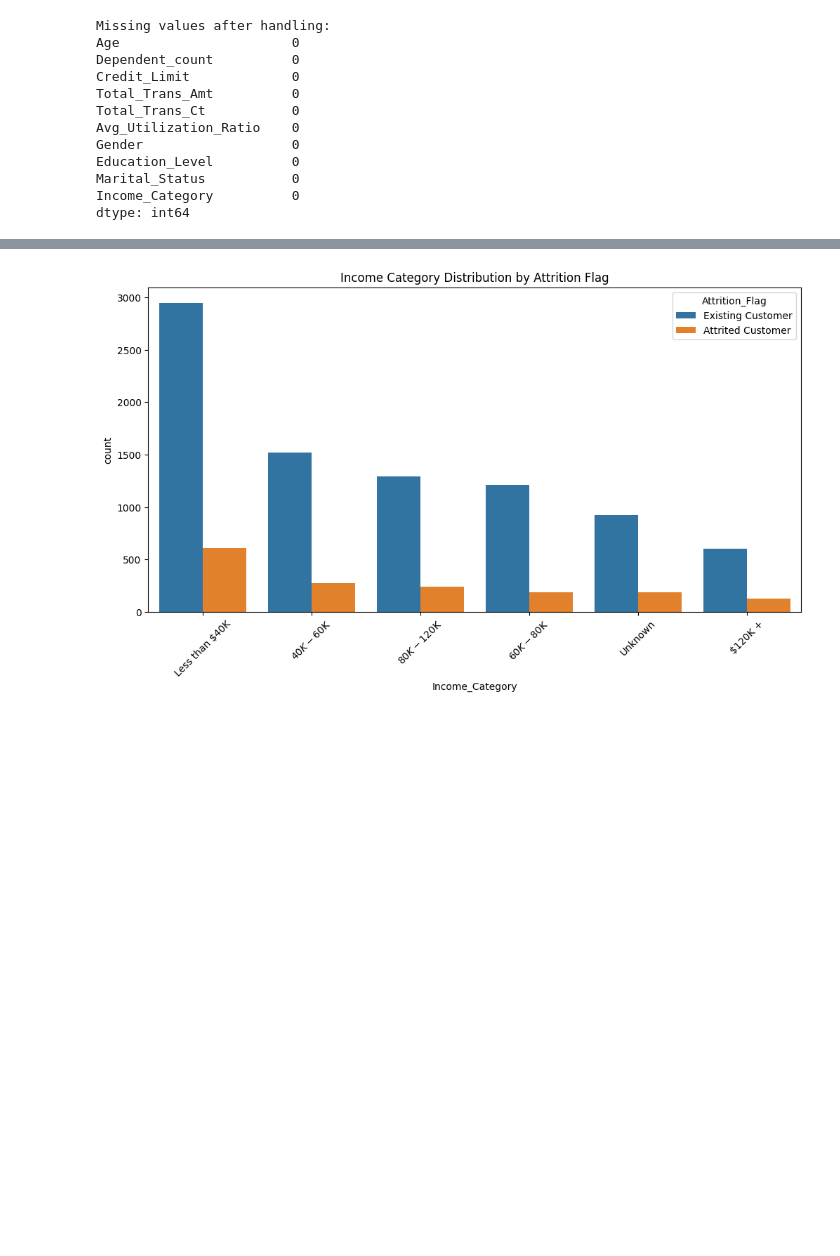
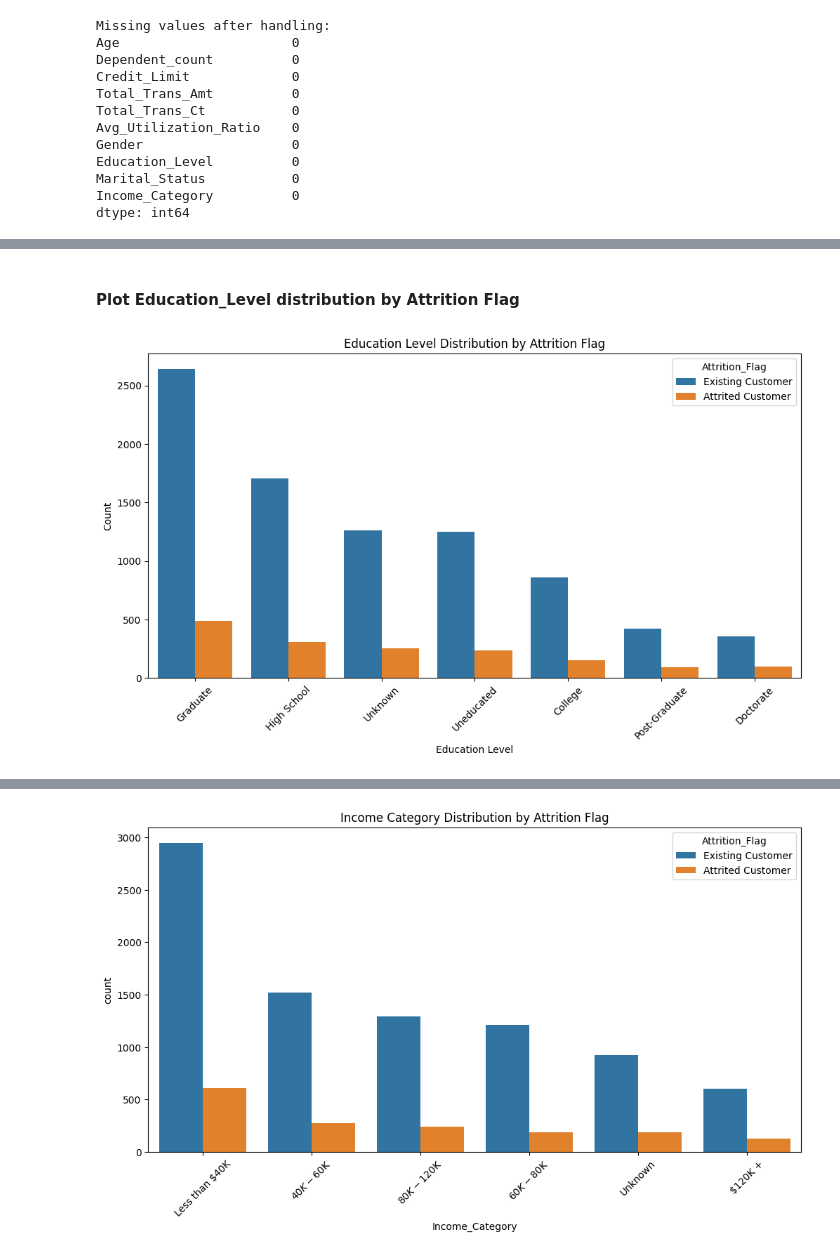
Before and after one commit to mcancell/Py-ETL-Notebook, a Jupyter notebook: Datasets/Banking/05-Analyze/Analyze_Banking_Attrition.ipynb, the cells around one changed output, grey strips where cells are left out. Drawn from its saved outputs; the diff is of its cells as text; code cells hidden in the pictures; blank space fills up the shorter version.

```diff
--- a/Datasets/Banking/05-Analyze/Analyze_Banking_Attrition.ipynb
+++ b/Datasets/Banking/05-Analyze/Analyze_Banking_Attrition.ipynb
@@ -217,0 +257,13 @@ dtype: int64
+# %% [markdown]
+#### Plot Education_Level distribution by Attrition Flag
+# %%
+# Plot Education_Level distribution by Attrition Flag
+plt.figure(figsize=(12, 6))
+sns.countplot(x='Education_Level', hue='Attrition_Flag', data=bank_data, order=bank_data['Education_Level'].value_counts().index)
+plt.title('Education Level Distribution by Attrition Flag')
+plt.xlabel('Education Level')
+plt.ylabel('Count')
+plt.xticks(rotation=45)
+plt.show()
+# %% [output]
+[figure, added]
```
Also changed, not shown: parts of 36 cells of this notebook.
